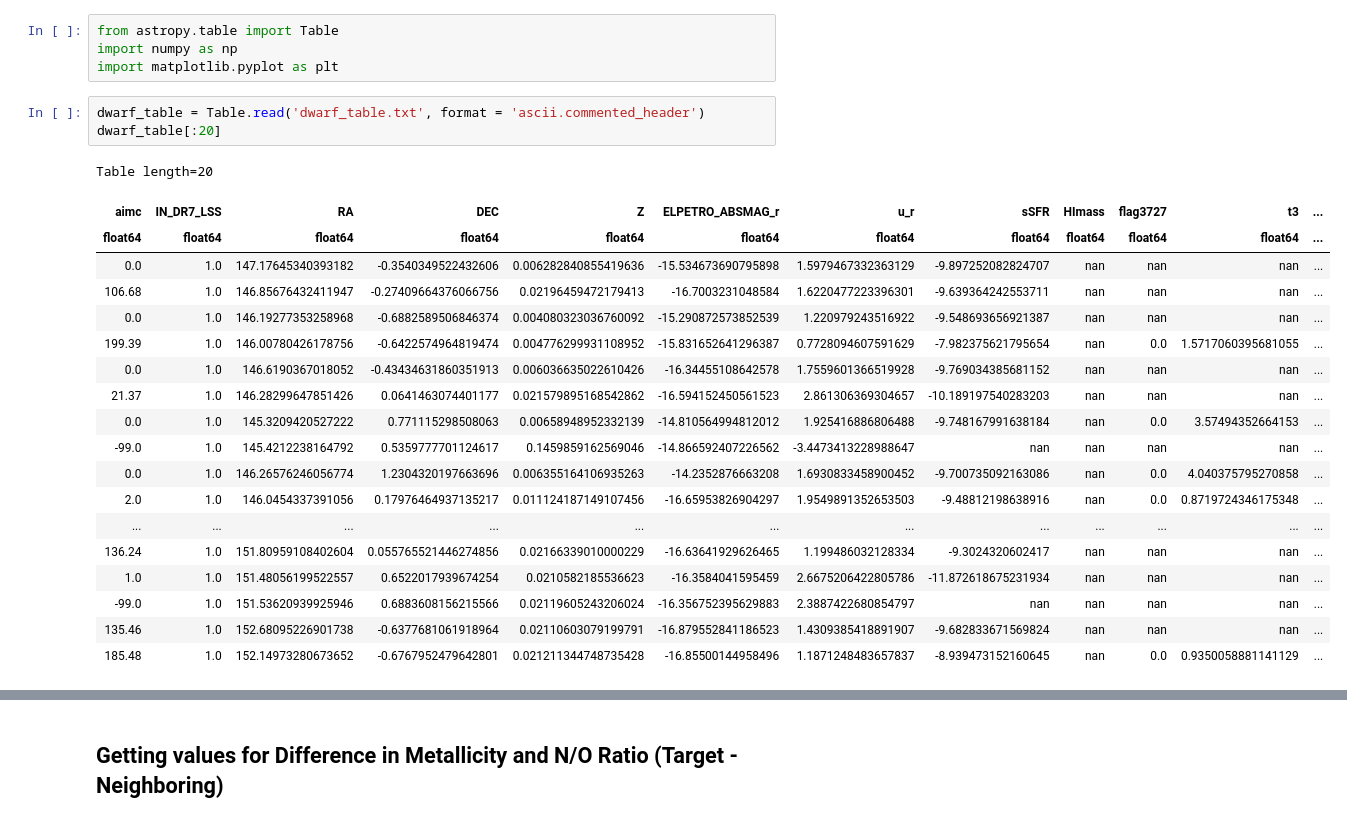
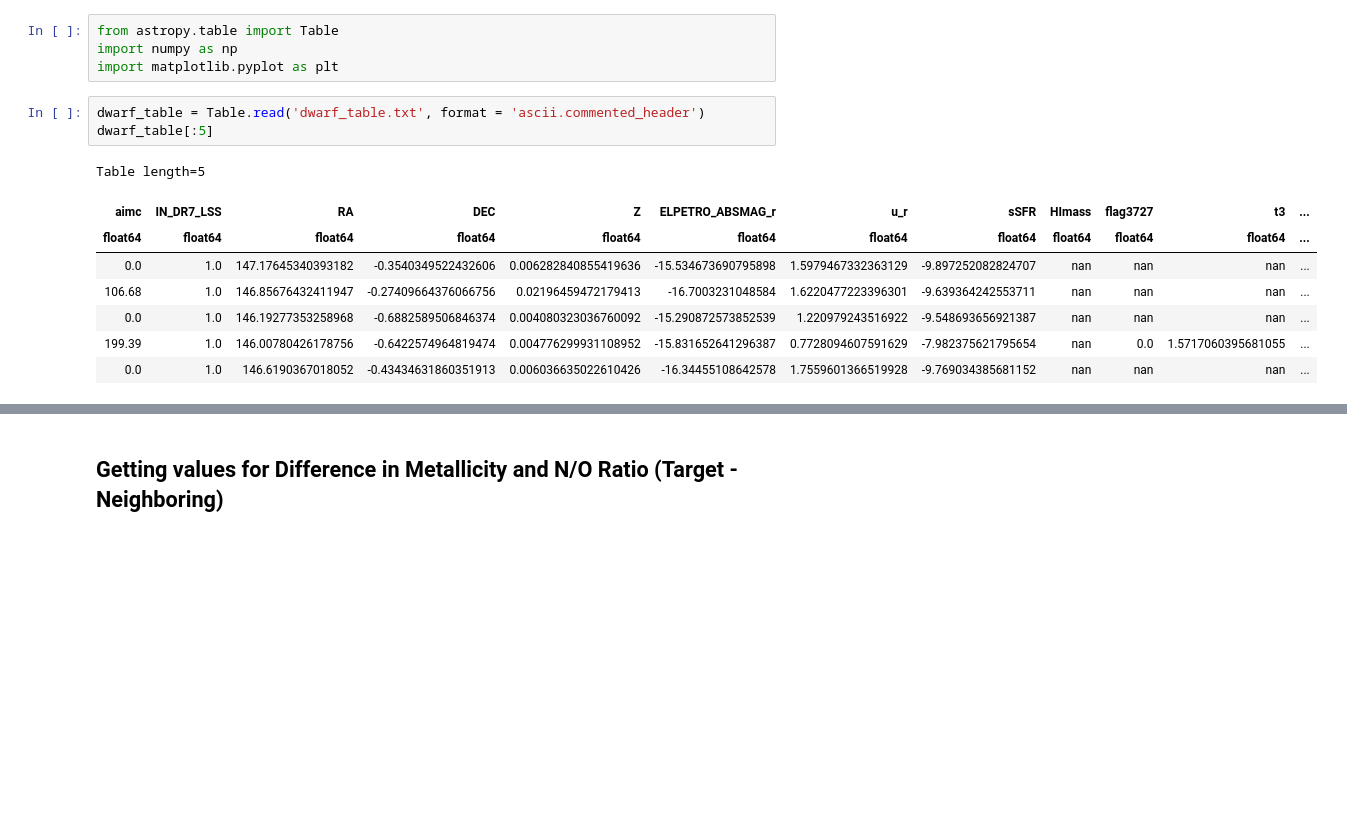
Before and after one commit to kadglass/SmallScale, a Jupyter notebook: 2D_Distance_Properties_Plots.ipynb, the cells around one changed output, grey strips where cells are left out. Drawn from its saved outputs; the diff is of its cells as text; blank space fills up the shorter version.

```diff
--- a/2D_Distance_Properties_Plots.ipynb
+++ b/2D_Distance_Properties_Plots.ipynb
@@ -8,26 +8,15 @@ import numpy as np
 import matplotlib.pyplot as plt
 # %%
 dwarf_table = Table.read('dwarf_table.txt', format = 'ascii.commented_header')
-dwarf_table[:20]
+dwarf_table[:5]
 # %% [output]
-Table length=20
+Table length=5
 | aimc | IN_DR7_LSS | RA | DEC | Z | ELPETRO_ABSMAG_r | u_r | sSFR | HImass | flag3727 | t3 | ... |
 | float64 | float64 | float64 | float64 | float64 | float64 | float64 | float64 | float64 | float64 | float64 | ... |
 | 0.0 | 1.0 | 147.17645340393182 | -0.3540349522432606 | 0.006282840855419636 | -15.534673690795898 | 1.5979467332363129 | -9.897252082824707 | nan | nan | nan | ... |
 | 106.68 | 1.0 | 146.85676432411947 | -0.27409664376066756 | 0.02196459472179413 | -16.7003231048584 | 1.6220477223396301 | -9.639364242553711 | nan | nan | nan | ... |
 | 0.0 | 1.0 | 146.19277353258968 | -0.6882589506846374 | 0.004080323036760092 | -15.290872573852539 | 1.220979243516922 | -9.548693656921387 | nan | nan | nan | ... |
 | 199.39 | 1.0 | 146.00780426178756 | -0.6422574964819474 | 0.004776299931108952 | -15.831652641296387 | 0.7728094607591629 | -7.982375621795654 | nan | 0.0 | 1.5717060395681055 | ... |
 | 0.0 | 1.0 | 146.6190367018052 | -0.43434631860351913 | 0.006036635022610426 | -16.34455108642578 | 1.7559601366519928 | -9.769034385681152 | nan | nan | nan | ... |
-| 21.37 | 1.0 | 146.28299647851426 | 0.0641463074401177 | 0.021579895168542862 | -16.594152450561523 | 2.861306369304657 | -10.189197540283203 | nan | nan | nan | ... |
-| 0.0 | 1.0 | 145.3209420527222 | 0.771115298508063 | 0.00658948952332139 | -14.810564994812012 | 1.925416886806488 | -9.748167991638184 | nan | 0.0 | 3.57494352664153 | ... |
-| -99.0 | 1.0 | 145.4212238164792 | 0.5359777701124617 | 0.1459859162569046 | -14.866592407226562 | -3.4473413228988647 | nan | nan | nan | nan | ... |
-| 0.0 | 1.0 | 146.26576246056774 | 1.2304320197663696 | 0.006355164106935263 | -14.2352876663208 | 1.6930833458900452 | -9.700735092163086 | nan | 0.0 | 4.040375795270858 | ... |
-| 2.0 | 1.0 | 146.0454337391056 | 0.17976464937135217 | 0.011124187149107456 | -16.65953826904297 | 1.9549891352653503 | -9.48812198638916 | nan | 0.0 | 0.8719724346175348 | ... |
-| ... | ... | ... | ... | ... | ... | ... | ... | ... | ... | ... | ... |
-| 136.24 | 1.0 | 151.80959108402604 | 0.055765521446274856 | 0.02166339010000229 | -16.63641929626465 | 1.199486032128334 | -9.3024320602417 | nan | nan | nan | ... |
-| 1.0 | 1.0 | 151.48056199522557 | 0.6522017939674254 | 0.0210582185536623 | -16.3584041595459 | 2.6675206422805786 | -11.872618675231934 | nan | nan | nan | ... |
-| -99.0 | 1.0 | 151.53620939925946 | 0.6883608156215566 | 0.02119605243206024 | -16.356752395629883 | 2.3887422680854797 | nan | nan | nan | nan | ... |
-| 135.46 | 1.0 | 152.68095226901738 | -0.6377681061918964 | 0.02110603079199791 | -16.879552841186523 | 1.4309385418891907 | -9.682833671569824 | nan | nan | nan | ... |
-| 185.48 | 1.0 | 152.14973280673652 | -0.6767952479642801 | 0.021211344748735428 | -16.85500144958496 | 1.1871248483657837 | -8.939473152160645 | nan | 0.0 | 0.9350058881141129 | ... |
 # %%
 gal_table = Table.read('gal_table.txt', format = 'ascii.commented_header')
```
Also changed, not shown: parts of 35 cells of this notebook.
